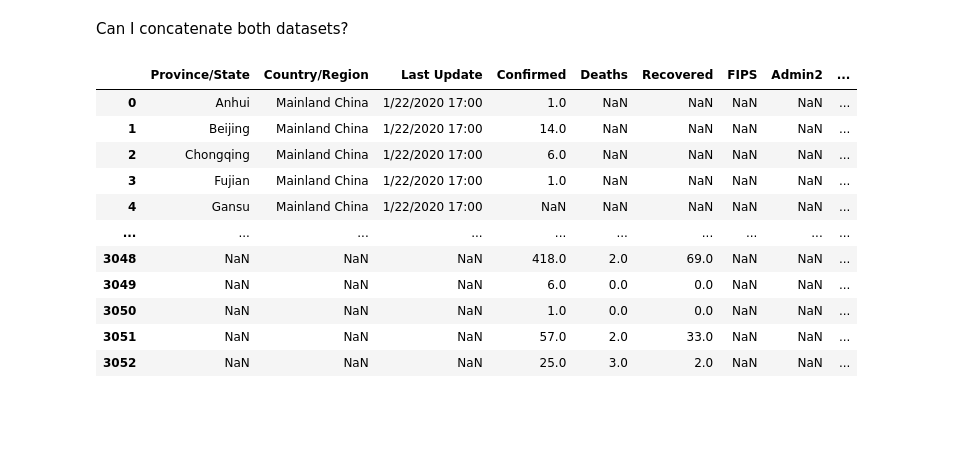
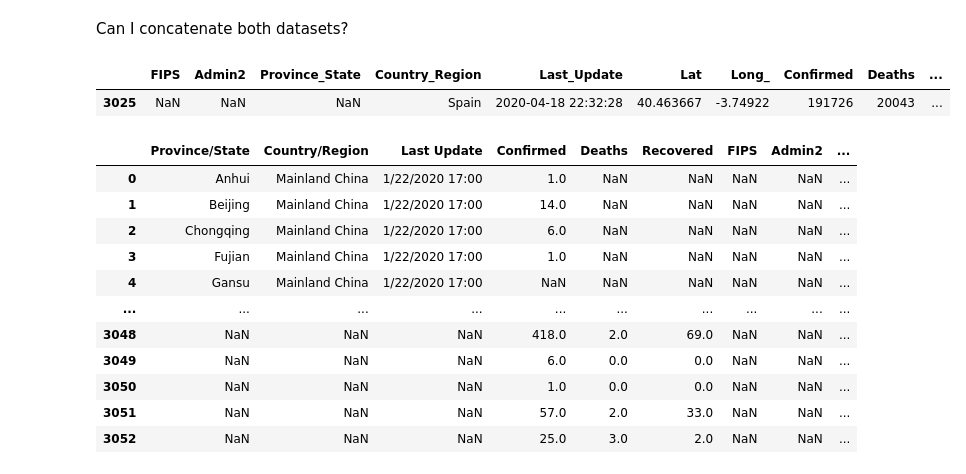
Before and after one commit to dvillaj/covid-19-data, a Jupyter notebook: Covid_19.ipynb, the cells around one changed output. Drawn from its saved outputs; the diff is of its cells as text; code cells hidden in the pictures; blank space fills up the shorter version.

```diff
--- a/Covid_19.ipynb
+++ b/Covid_19.ipynb
@@ -75,6 +75,11 @@ last.head()
 | 4 | 19001.0 | Adair | Iowa | US | 2020-04-18 22:32:47 | 41.330756 | -94.471059 | 1 | 0 | ... |
 # %% [markdown]
 Can I concatenate both datasets?
+# %%
+last.query("Country_Region == 'Spain'")
+# %% [output]
+|  | FIPS | Admin2 | Province_State | Country_Region | Last_Update | Lat | Long_ | Confirmed | Deaths | ... |
+| 3025 | NaN | NaN | NaN | Spain | 2020-04-18 22:32:28 | 40.463667 | -3.74922 | 191726 | 20043 | ... |
 # %%
 pd.concat((first, last), axis = 0)
 # %% [output]
```
Also changed, not shown: parts of 23 cells of this notebook.
